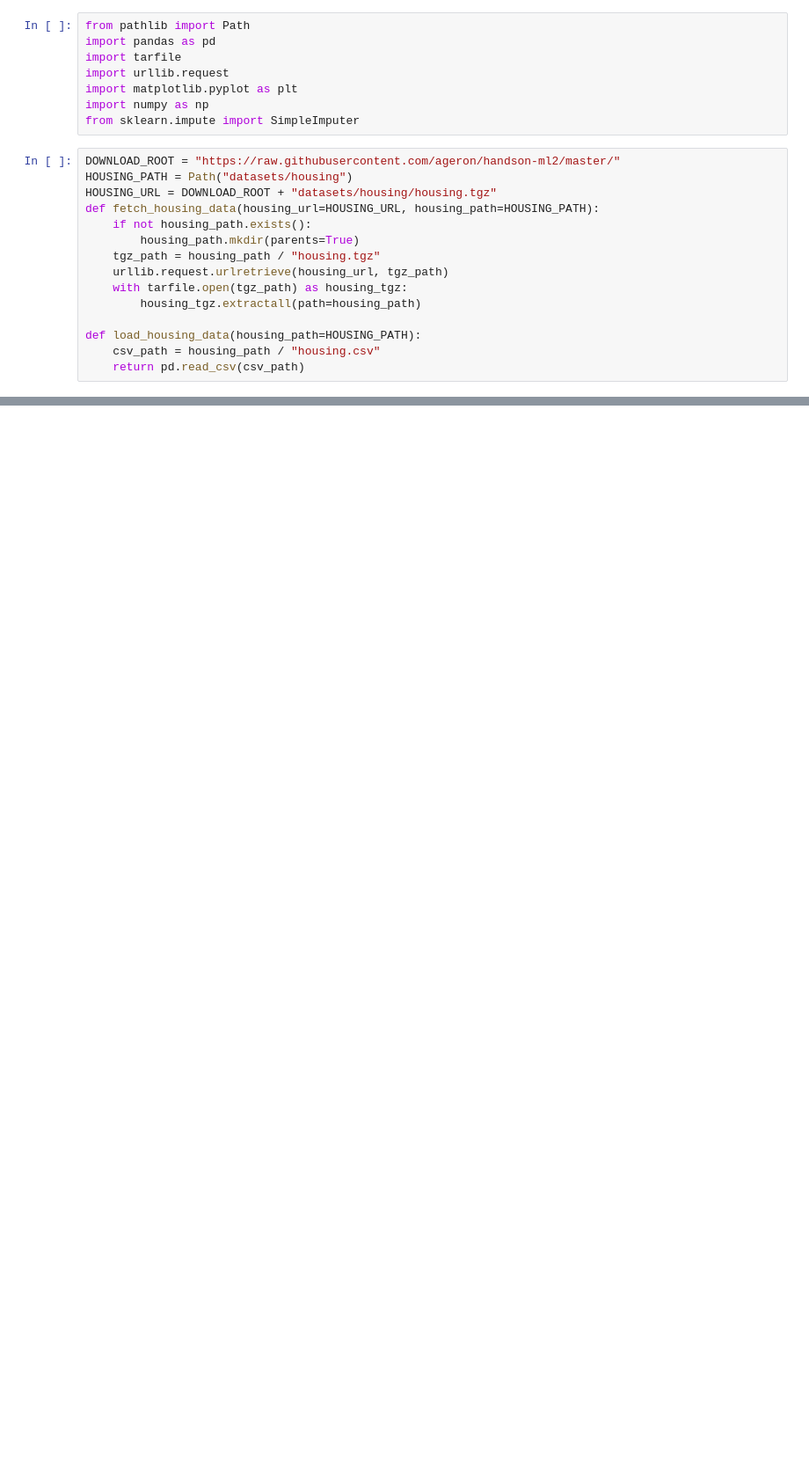
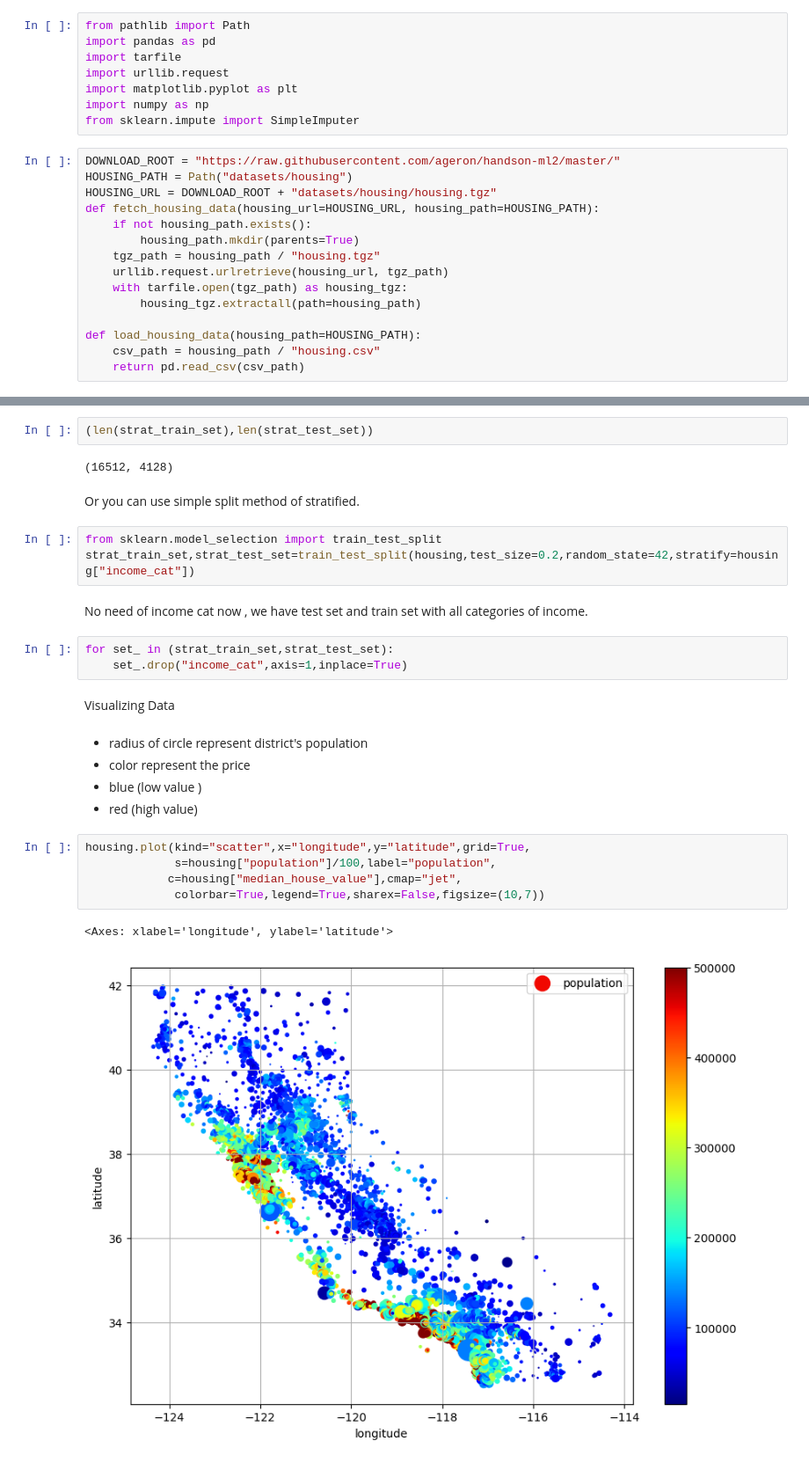
Before and after one commit to rajeevrj256/machine_learning, a Jupyter notebook: main.ipynb, the cells around one changed output, grey strips where cells are left out. Shown at 88% size. Saved outputs shown, nothing was run; the diff lists cells and outputs as text; blank space fills up the shorter version.

```diff
--- a/main.ipynb
+++ b/main.ipynb
@@ -26,0 +83,29 @@ housing = load_housing_data()
+# %%
+(len(strat_train_set),len(strat_test_set))
+# %% [output]
+(16512, 4128)
+# %% [markdown]
+Or you can use simple split method of stratified.
+# %%
+from sklearn.model_selection import train_test_split
+strat_train_set,strat_test_set=train_test_split(housing,test_size=0.2,random_state=42,stratify=housing["income_cat"])
+# %% [markdown]
+No need of income cat now , we have test set and train set with all categories of income.
+# %%
+for set_ in (strat_train_set,strat_test_set):
+    set_.drop("income_cat",axis=1,inplace=True)
+# %% [markdown]
+Visualizing Data
+# %% [markdown]
+- radius of circle represent district's population
+- color represent the price
+ - blue (low value )
+ -  red (high value)
+# %%
+housing.plot(kind="scatter",x="longitude",y="latitude",grid=True,
+             s=housing["population"]/100,label="population",
+            c=housing["median_house_value"],cmap="jet",
+             colorbar=True,legend=True,sharex=False,figsize=(10,7))
+# %% [output]
+<Axes: xlabel='longitude', ylabel='latitude'>
+[figure, added]
```
Also changed, not shown: parts of 18 cells of this notebook.
